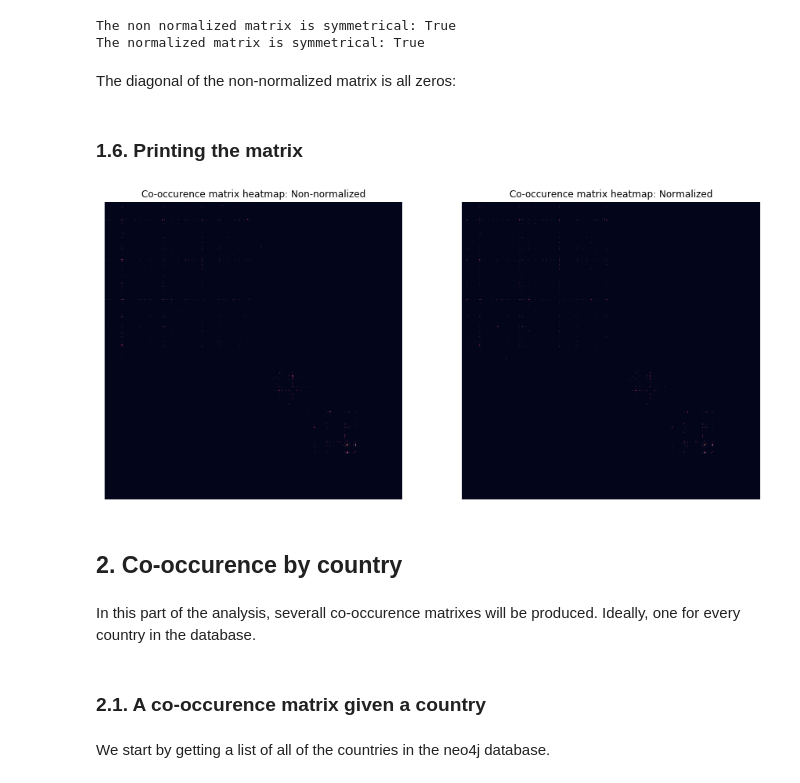
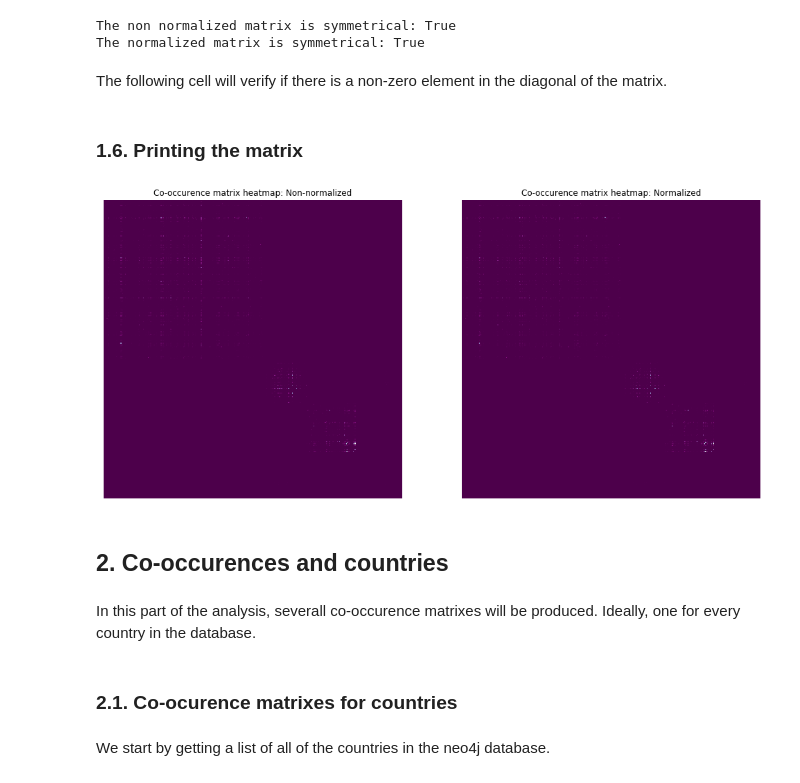
Before and after one commit to duarteocarmo/technological_capabilities, a Jupyter notebook: notebooks/Capability Correlations.ipynb, the cells around one changed output. Cells and saved outputs as stored; diff of their text form; code cells hidden in the pictures.

```diff
--- a/notebooks/Capability Correlations.ipynb
+++ b/notebooks/Capability Correlations.ipynb
@@ -154,33 +175,34 @@ print 'The normalized matrix is symmetrical: {}'.format(check_symmetric(normaliz
 # %% [output]
 The non normalized matrix is symmetrical: True
 The normalized matrix is symmetrical: True
-# %% [markdown]
-The diagonal of the non-normalized matrix is all zeros:
+# %% [markdown]
+The following cell will verify if there is a non-zero element in the diagonal of the matrix.
 # %%
 for column_number in range(matrix.shape[0]):
     if matrix[column_number, column_number] != 0:
         print 'Non-zero entry found in entry {}'.format(column_number)
 # %% [markdown]
-### 1.6. Printing the matrix
+### 1.6. Printing the matrix <a class="anchor" id="one-six"></a>
 # %%
-plt.subplots(2,1,figsize=(15,15))
+# create subplots
+plt.subplots(2,1,figsize=(17,17))
 
 plt.subplot(121)
-sns.heatmap(matrix, cbar=None, square=True, xticklabels=False, yticklabels=False)
+sns.heatmap(matrix, cmap='BuPu_r',  cbar=None, square=True, xticklabels=False, yticklabels=False)
 plt.title('Co-occurence matrix heatmap: Non-normalized')
 
 plt.subplot(122)
-sns.heatmap(normalized_matrix, cbar=None, square=True, xticklabels=False, yticklabels=False)
+sns.heatmap(normalized_matrix, cmap='BuPu_r', cbar=None, square=True, xticklabels=False, yticklabels=False)
 plt.title('Co-occurence matrix heatmap: Normalized')
 plt.show()
 # %% [output]
-[figure, old version]
+[figure, new version]
-# %% [markdown]
-## 2. Co-occurence by country
+# %% [markdown]
+## 2. Co-occurences and countries <a class="anchor" id="two"></a>
 # %% [markdown]
 In this part of the analysis, severall co-occurence matrixes will be produced. Ideally, one for every country in the database.
-# %% [markdown]
-### 2.1. A co-occurence matrix given a country
+# %% [markdown]
+### 2.1. Co-ocurence matrixes for countries <a class="anchor" id="two-one"></a>
 # %% [markdown]
 We start by getting a list of all of the countries in the neo4j database.
 # %%
```
Also changed, not shown: parts of 95 cells of this notebook.
